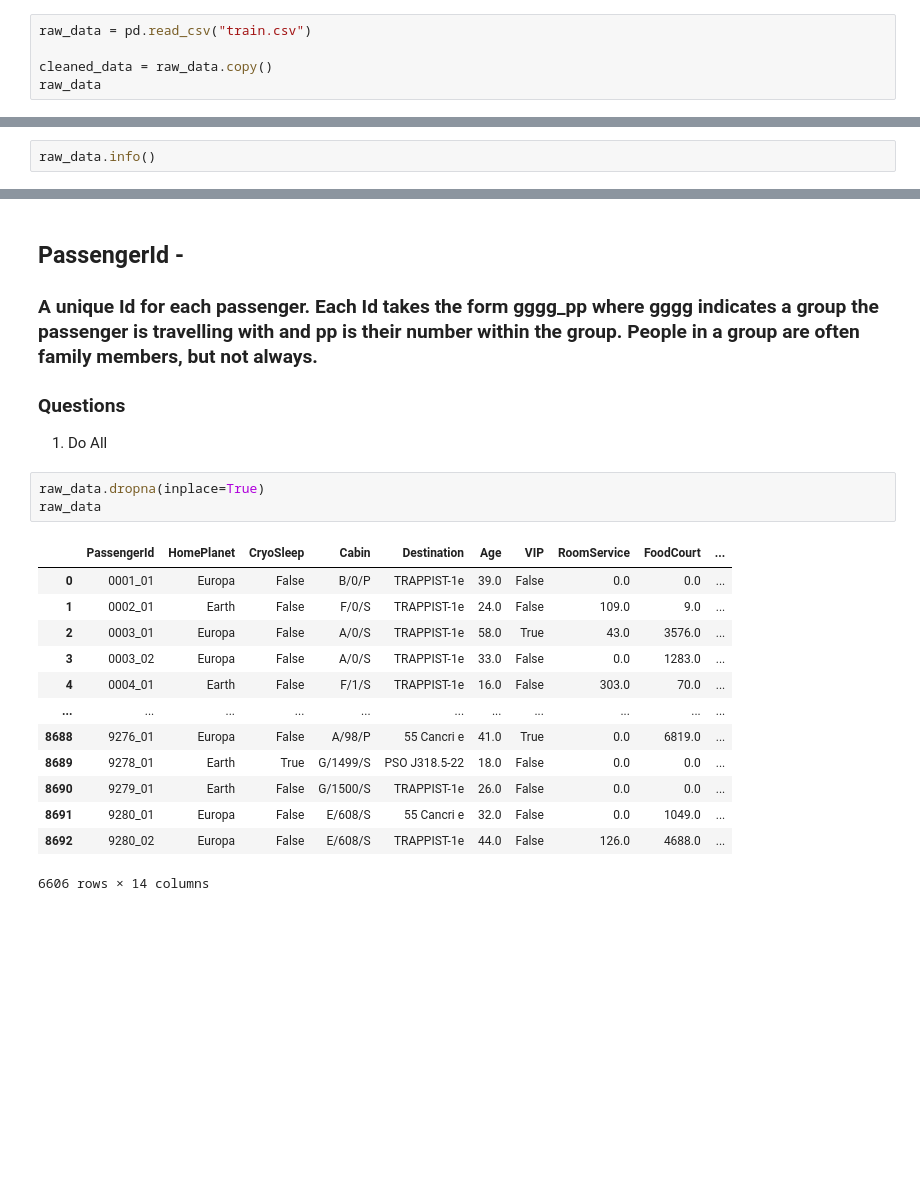
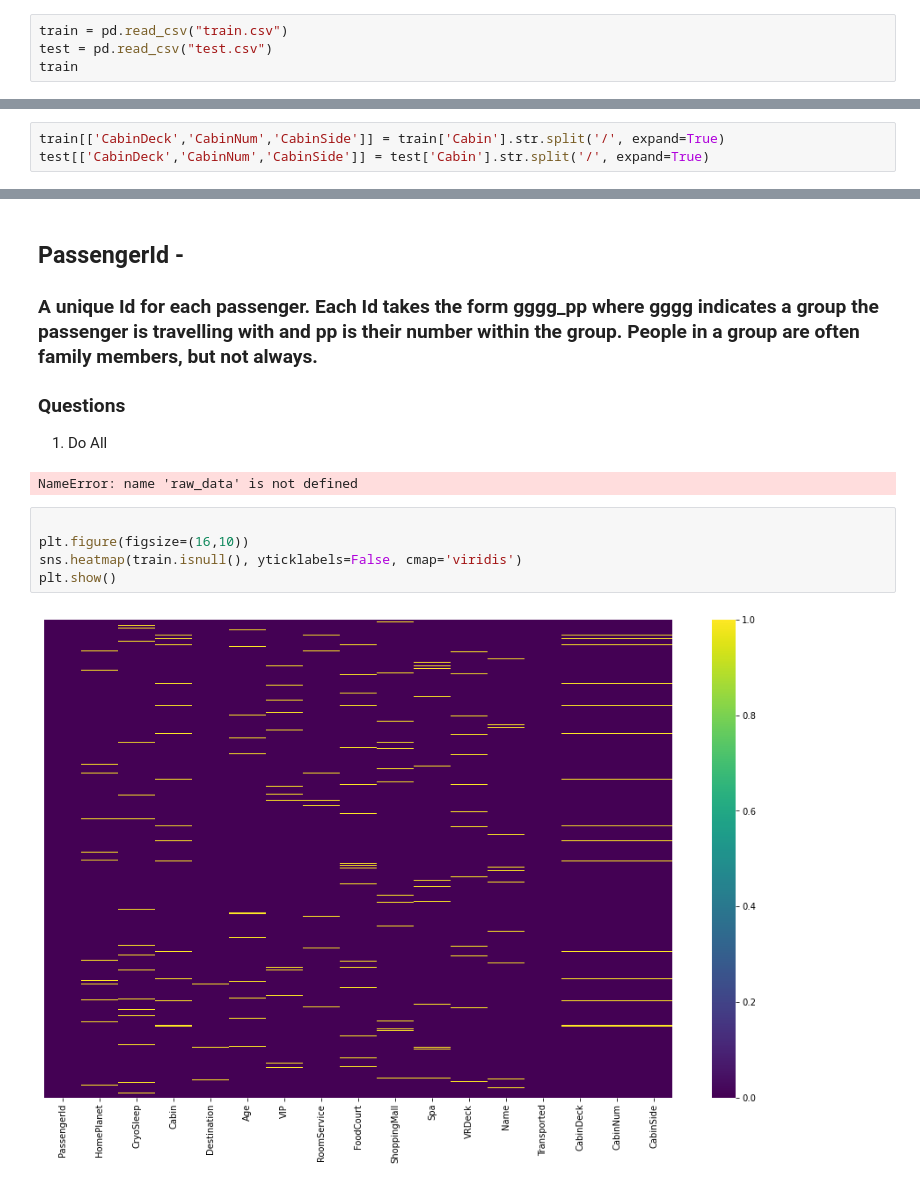
Before and after one commit to sphussey/SpaceShip-Titanic, a Jupyter notebook: spaceship_titanic_EDA.ipynb, the cells around one changed output, grey strips where cells are left out. Saved outputs shown, nothing was run; the diff lists cells and outputs as text; blank space fills up the shorter version.

```diff
--- a/spaceship_titanic_EDA.ipynb
+++ b/spaceship_titanic_EDA.ipynb
@@ -38,10 +38,9 @@ from sklearn.preprocessing import LabelEncoder
 # instantiate labelencoder object
 le = LabelEncoder()
 # %%
-raw_data = pd.read_csv("train.csv")
-
-cleaned_data = raw_data.copy()
-raw_data
+train = pd.read_csv("train.csv")
+test = pd.read_csv("test.csv")
+train
 # %% [output]
 |  | PassengerId | HomePlanet | CryoSleep | Cabin | Destination | Age | VIP | RoomService | FoodCourt | ... |
 | 0 | 0001_01 | Europa | False | B/0/P | TRAPPIST-1e | 39.0 | False | 0.0 | 0.0 | ... |
@@ -115,2 +132,3 @@ Name: HomePlanet, dtype: int64
 # %%
-raw_data.info()
+train[['CabinDeck','CabinNum','CabinSide']] = train['Cabin'].str.split('/', expand=True)
+test[['CabinDeck','CabinNum','CabinSide']] = test['Cabin'].str.split('/', expand=True)
@@ -172,19 +192,12 @@ print(raw_data)
 ### Questions
 1) Do All
 # %%
-raw_data.dropna(inplace=True)
-raw_data
 # %% [output]
-|  | PassengerId | HomePlanet | CryoSleep | Cabin | Destination | Age | VIP | RoomService | FoodCourt | ... |
-| 0 | 0001_01 | Europa | False | B/0/P | TRAPPIST-1e | 39.0 | False | 0.0 | 0.0 | ... |
-| 1 | 0002_01 | Earth | False | F/0/S | TRAPPIST-1e | 24.0 | False | 109.0 | 9.0 | ... |
-| 2 | 0003_01 | Europa | False | A/0/S | TRAPPIST-1e | 58.0 | True | 43.0 | 3576.0 | ... |
-| 3 | 0003_02 | Europa | False | A/0/S | TRAPPIST-1e | 33.0 | False | 0.0 | 1283.0 | ... |
-| 4 | 0004_01 | Earth | False | F/1/S | TRAPPIST-1e | 16.0 | False | 303.0 | 70.0 | ... |
-| ... | ... | ... | ... | ... | ... | ... | ... | ... | ... | ... |
-| 8688 | 9276_01 | Europa | False | A/98/P | 55 Cancri e | 41.0 | True | 0.0 | 6819.0 | ... |
-| 8689 | 9278_01 | Earth | True | G/1499/S | PSO J318.5-22 | 18.0 | False | 0.0 | 0.0 | ... |
-| 8690 | 9279_01 | Earth | False | G/1500/S | TRAPPIST-1e | 26.0 | False | 0.0 | 0.0 | ... |
-| 8691 | 9280_01 | Europa | False | E/608/S | 55 Cancri e | 32.0 | False | 0.0 | 1049.0 | ... |
-| 8692 | 9280_02 | Europa | False | E/608/S | TRAPPIST-1e | 44.0 | False | 126.0 | 4688.0 | ... |
-6606 rows × 14 columns
+NameError: name 'raw_data' is not defined
+# %%
+
+plt.figure(figsize=(16,10))
+sns.heatmap(train.isnull(), yticklabels=False, cmap='viridis')
+plt.show()
+# %% [output]
+[figure, added]
```
Also changed, not shown: parts of 13 cells of this notebook.
